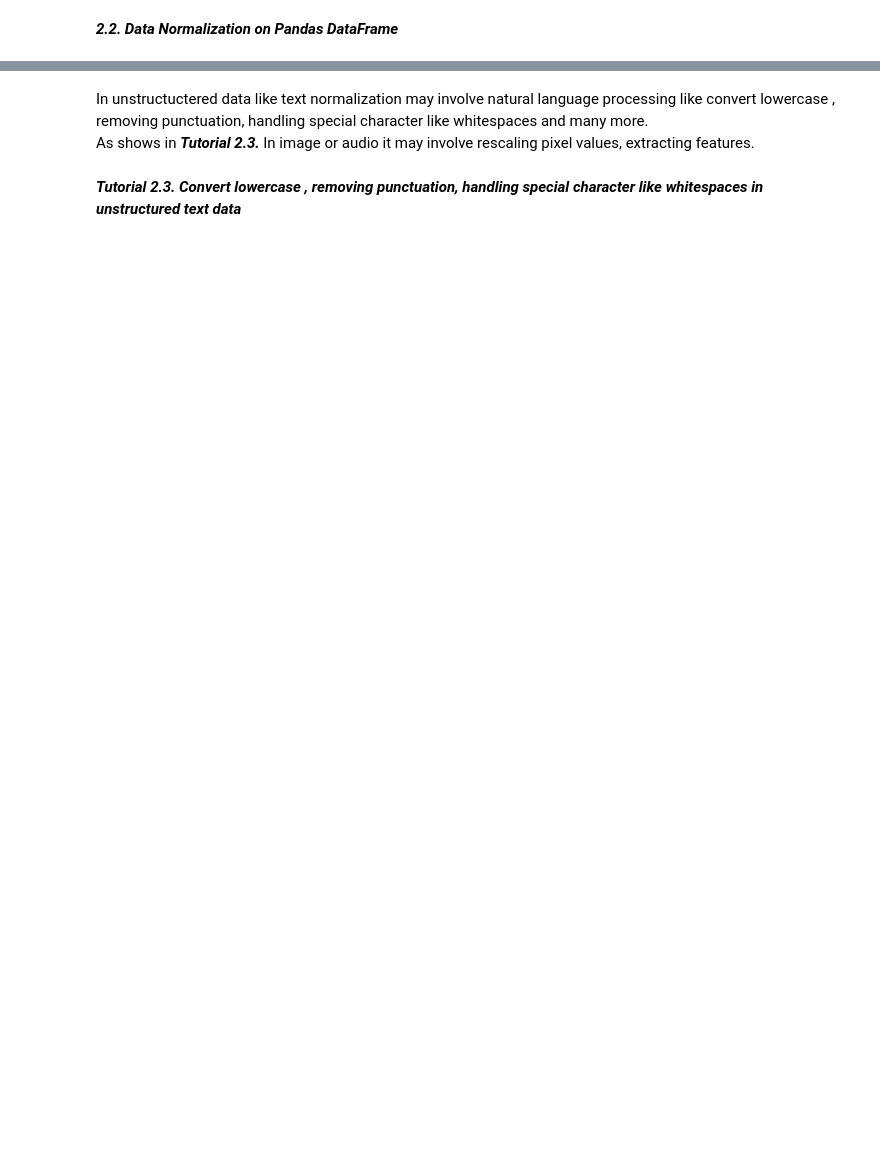
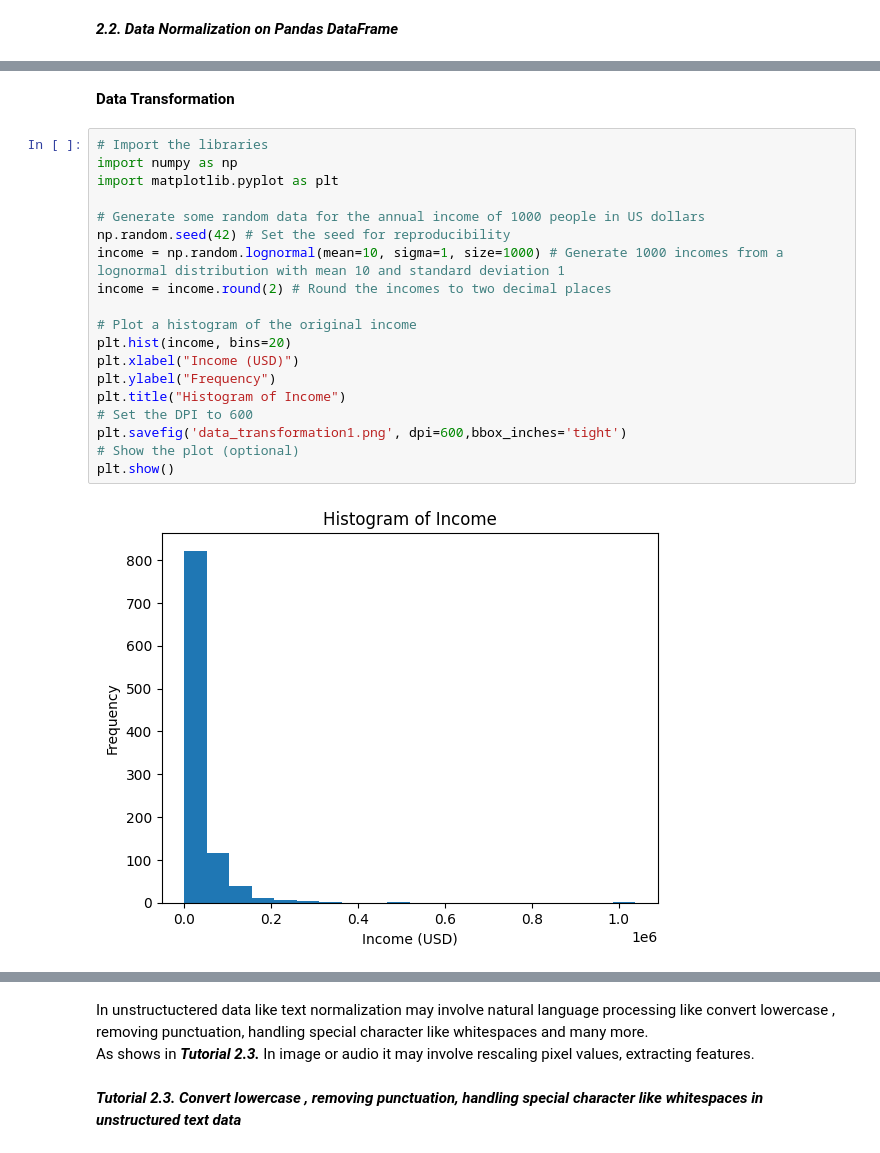
Before and after one commit to bpbpublications/Statistics-for-Data-Scientists-and-Analysts, a Jupyter notebook: notebooks/chapter2/chapter2.ipynb, the cells around one changed output, grey strips where cells are left out. Drawn from its saved outputs; the diff is of its cells as text; blank space fills up the shorter version.

```diff
--- a/notebooks/chapter2/chapter2.ipynb
+++ b/notebooks/chapter2/chapter2.ipynb
@@ -109,0 +363,23 @@ diabities_df
+# %% [markdown]
+**Data Transformation**
+# %%
+# Import the libraries
+import numpy as np
+import matplotlib.pyplot as plt
+
+# Generate some random data for the annual income of 1000 people in US dollars
+np.random.seed(42) # Set the seed for reproducibility
+income = np.random.lognormal(mean=10, sigma=1, size=1000) # Generate 1000 incomes from a lognormal distribution with mean 10 and standard deviation 1
+income = income.round(2) # Round the incomes to two decimal places
+
+# Plot a histogram of the original income
+plt.hist(income, bins=20)
+plt.xlabel("Income (USD)")
+plt.ylabel("Frequency")
+plt.title("Histogram of Income")
+# Set the DPI to 600
+plt.savefig('data_transformation1.png', dpi=600,bbox_inches='tight')
+# Show the plot (optional)
+plt.show()
+# %% [output]
+[figure, added]
```
Also changed, not shown: parts of 67 cells of this notebook, 1 other file.
